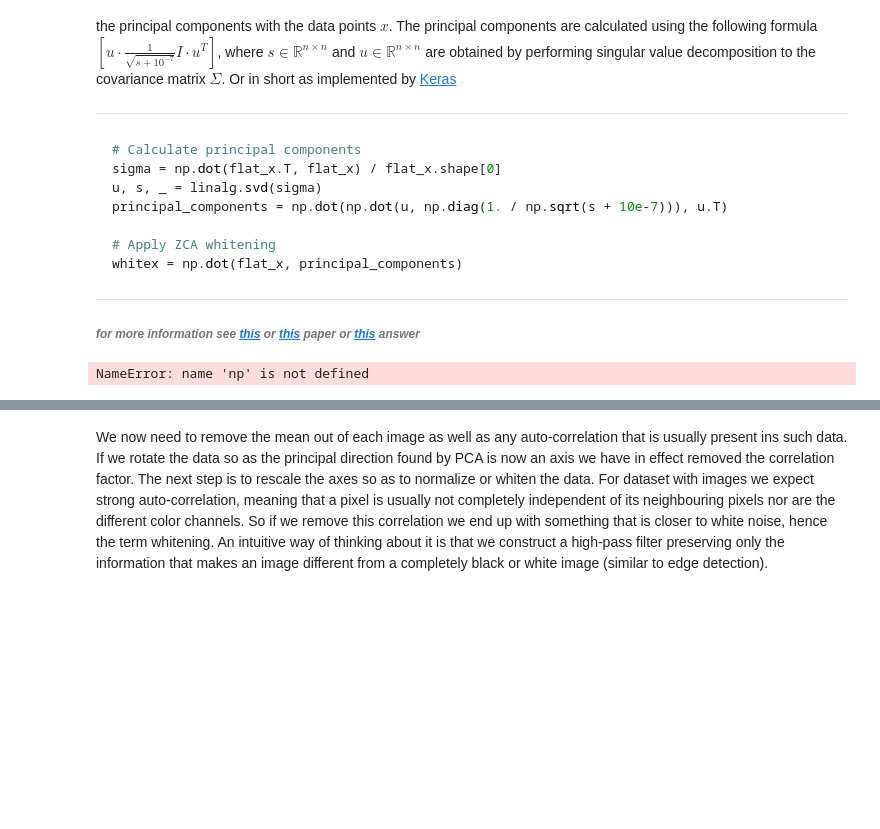
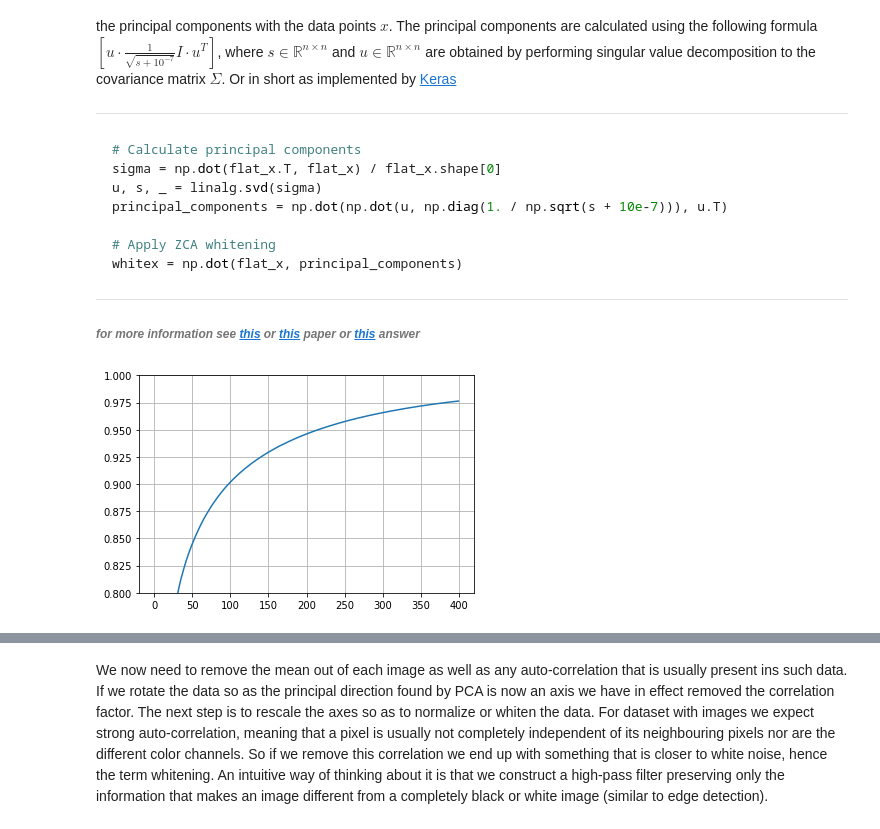
Before and after one commit to ealione/ml2019, a Jupyter notebook: data.ipynb, the cells around one changed output, grey strips where cells are left out. Cells and saved outputs as stored; diff of their text form; code cells hidden in the pictures; blank space fills up the shorter version.

```diff
--- a/data.ipynb
+++ b/data.ipynb
@@ -88,23 +88,26 @@ whitex = np.dot(flat_x, principal_components)
 # %%
 from sklearn.decomposition import PCA
 
 def unpickle(file):
     import pickle
     with open(file, 'rb') as fo:
         dict = pickle.load(fo, encoding='bytes')
     return dict
 
-data_flat = np.vstack(tuple(unpickle("data/cifar-10-batches-py/data_batch_{}".format(n))[b'data'] for n in range(1, 6)))
+data_flat = np.vstack(tuple(unpickle("data/cifar-10-batches-py/data_batch_{}"
+                                     .format(n))[b'data'] for n in range(1, 6)))
+labels_flat = np.array(tuple(unpickle("data/cifar-10-batches-py/data_batch_{}"
+                                      .format(n))[b'labels'] for n in range(1, 6))).flatten()
 
 pca = PCA(n_components=400, random_state=0, svd_solver='randomized')
 pca.fit(data_flat)
 
 # here we see the percentage of variance explained by just 400 components, out of the 32x32x3
 plt.plot(np.cumsum(pca.explained_variance_ratio_))
 plt.ylim(0.8, 1.0)
 plt.grid()
 # %% [output]
-NameError: name 'np' is not defined
+[figure, added]
 # %%
 data_transformed = np.dot(data_flat - pca.mean_, pca.components_.T)
 
```
Also changed, not shown: parts of 9 cells of this notebook, 2 other files.
